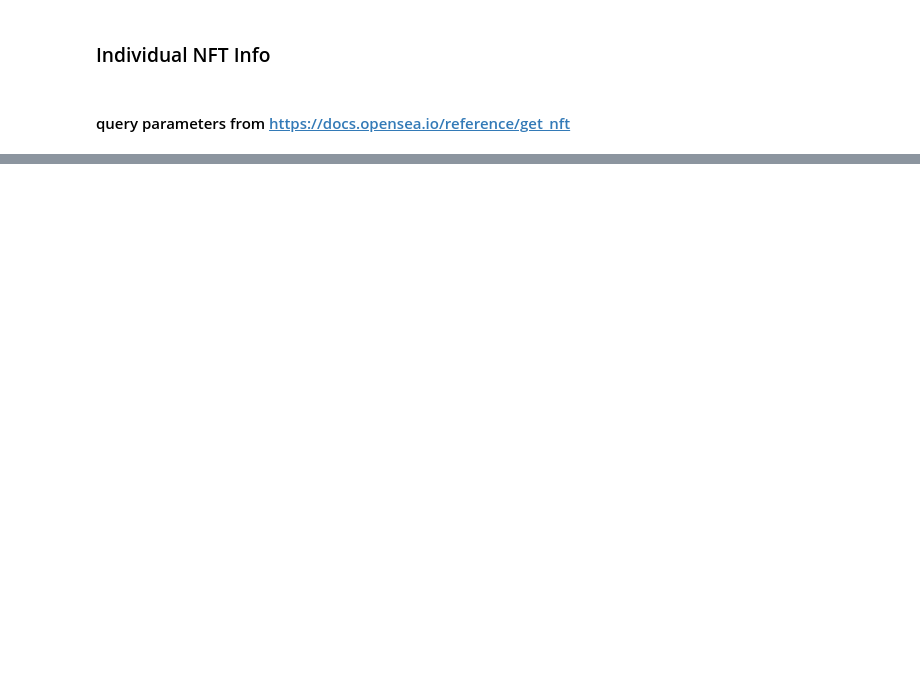
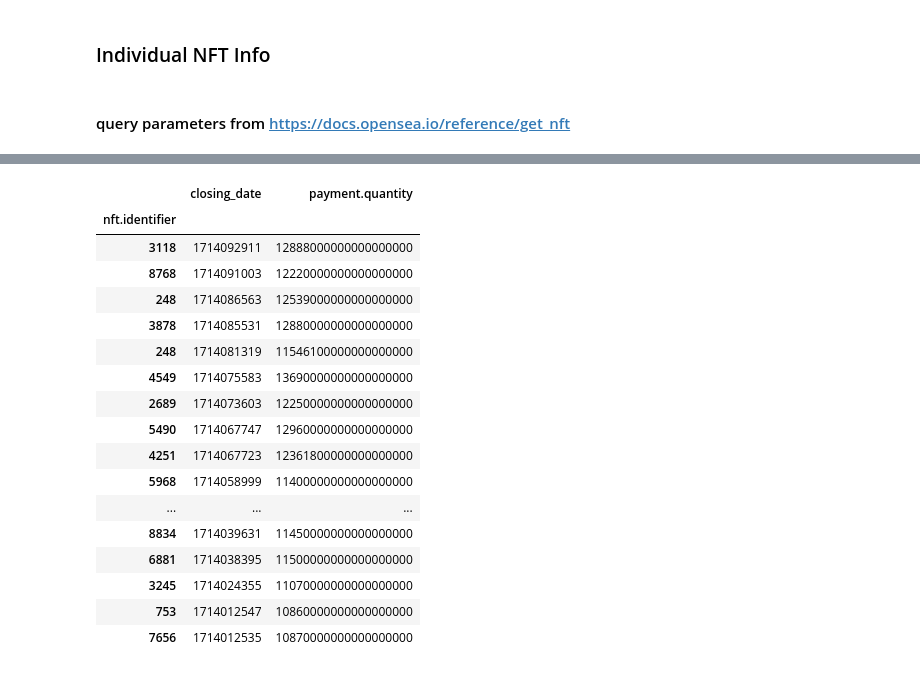
Before and after one commit to Project-3-Anvi-Maria-and-Jacqueline/project3, a Jupyter notebook: 4.25.2024.ipynb, the cells around one changed output, grey strips where cells are left out. Cells and saved outputs as stored; diff of their text form; code cells hidden in the pictures; blank space fills up the shorter version.

```diff
--- a/api_jacqueline.ipynb
+++ b/4.25.2024.ipynb
@@ -361,0 +362,25 @@ nfts_df
+# %%
+combined_events_df = events_df[["nft.identifier", "closing_date", "payment.quantity"]]
+
+combined_events_df.set_index("nft.identifier", inplace=True)
+
+combined_events_df
+# %% [output]
+|  | closing_date | payment.quantity |
+| nft.identifier |  |  |
+| 3118 | 1714092911 | 12888000000000000000 |
+| 8768 | 1714091003 | 12220000000000000000 |
+| 248 | 1714086563 | 12539000000000000000 |
+| 3878 | 1714085531 | 12880000000000000000 |
+| 248 | 1714081319 | 11546100000000000000 |
+| 4549 | 1714075583 | 13690000000000000000 |
+| 2689 | 1714073603 | 12250000000000000000 |
+| 5490 | 1714067747 | 12960000000000000000 |
+| 4251 | 1714067723 | 12361800000000000000 |
+| 5968 | 1714058999 | 11400000000000000000 |
+| ... | ... | ... |
+| 8834 | 1714039631 | 11450000000000000000 |
+| 6881 | 1714038395 | 11500000000000000000 |
+| 3245 | 1714024355 | 11070000000000000000 |
+| 753 | 1714012547 | 10860000000000000000 |
+| 7656 | 1714012535 | 10870000000000000000 |
```
Also changed, not shown: parts of 6 cells of this notebook, 2 other files.
